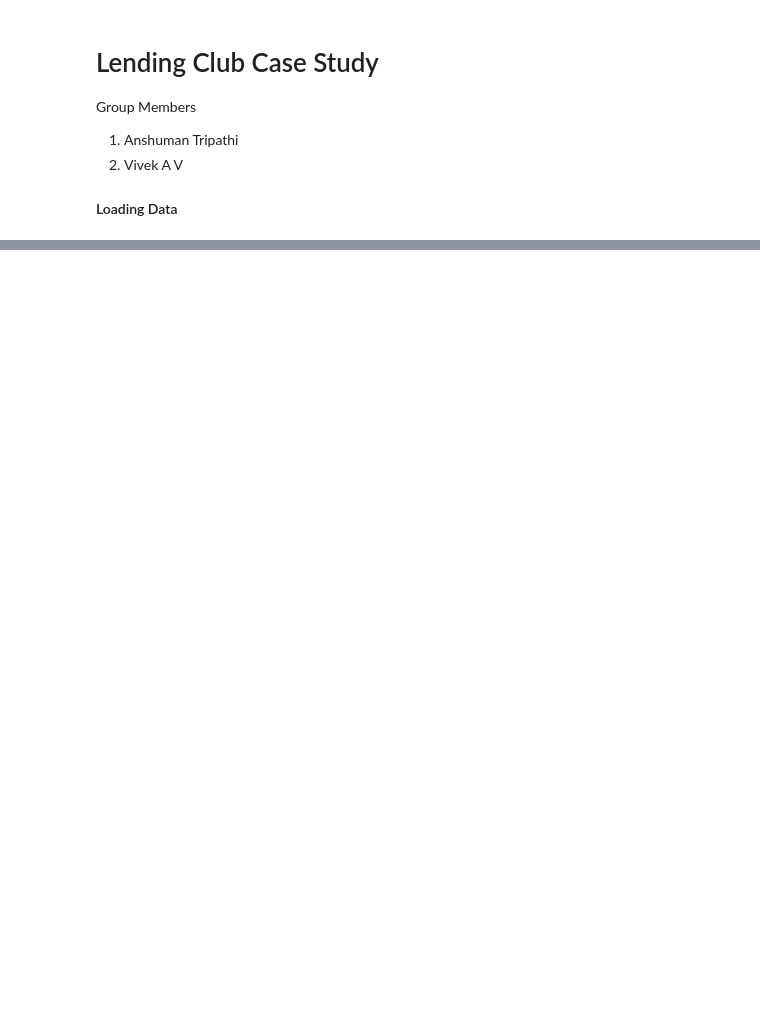
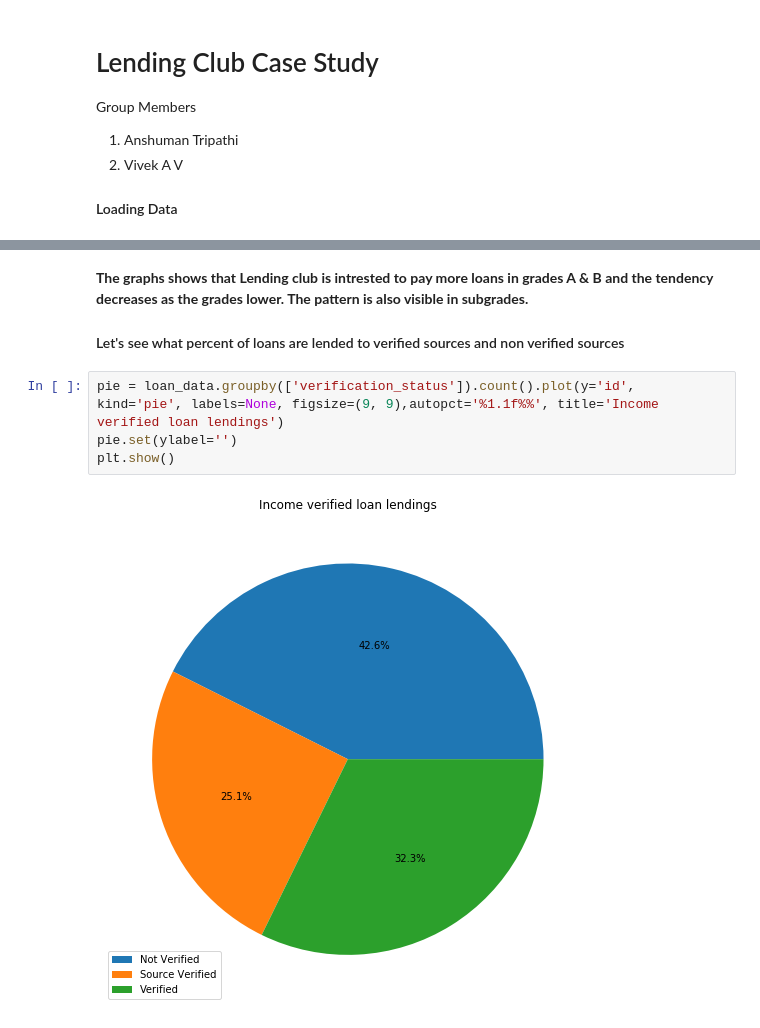
Before and after one commit to vivekav-96/UpGrad-PGDML, a Jupyter notebook: LendingClubCaseStudy/case_study.ipynb, the cells around one changed output, grey strips where cells are left out. Drawn from its saved outputs; the diff is of its cells as text; blank space fills up the shorter version.

```diff
--- a/LendingClubCaseStudy/case_study.ipynb
+++ b/LendingClubCaseStudy/case_study.ipynb
@@ -269,0 +268,10 @@ defaulters.revol_util = defaulters.revol_util.apply(lambda x: populate(x))
+# %% [markdown]
+**The graphs shows that Lending club is intrested to pay more loans in grades A & B and the tendency decreases as the grades lower. The pattern is also visible in subgrades.**
+
+#### Let's see what percent of loans are lended to verified sources and non verified sources
+# %%
+pie = loan_data.groupby(['verification_status']).count().plot(y='id', kind='pie', labels=None, figsize=(9, 9),autopct='%1.1f%%', title='Income verified loan lendings')
+pie.set(ylabel='')
+plt.show()
+# %% [output]
+[figure, added]
```
Also changed, not shown: parts of 24 cells of this notebook.
